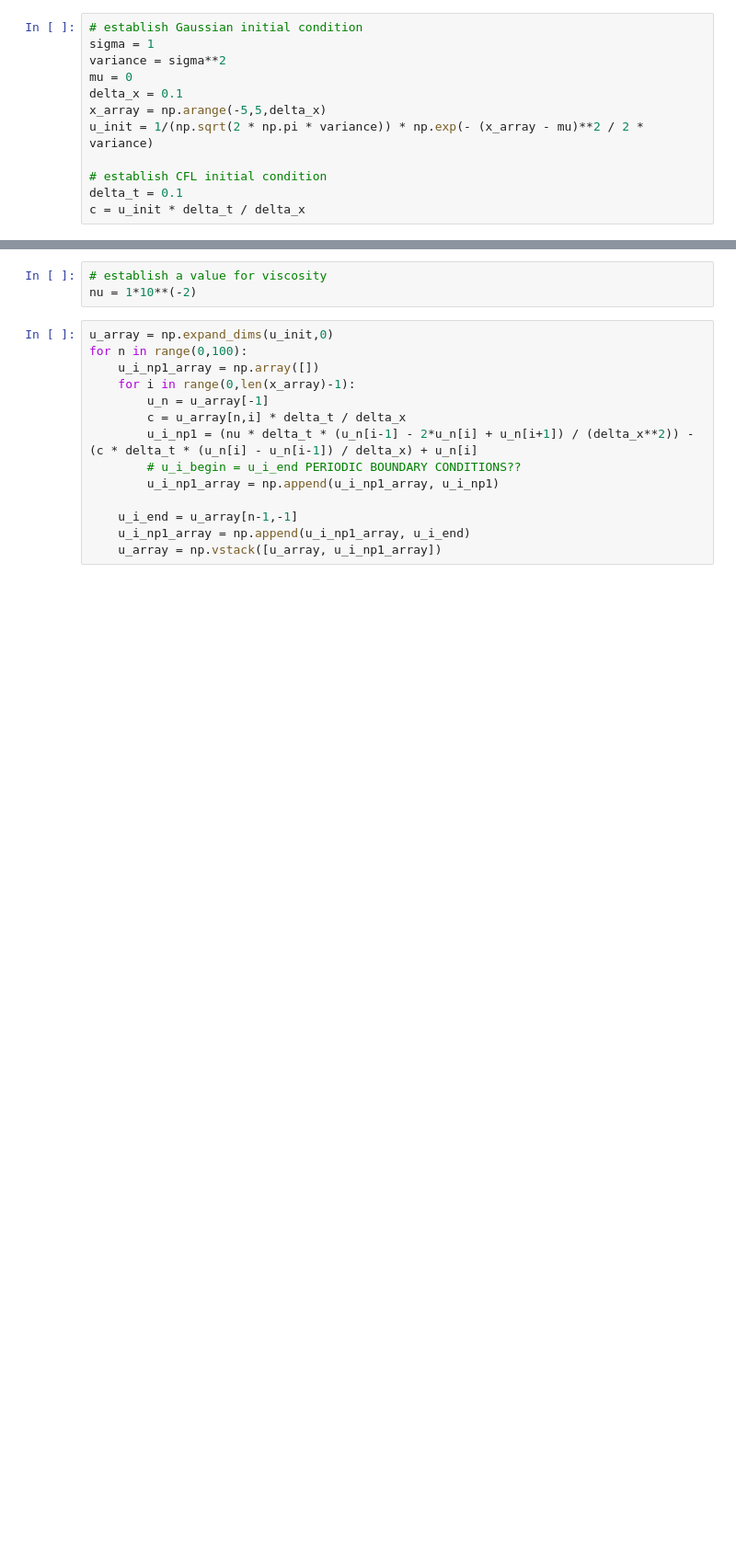
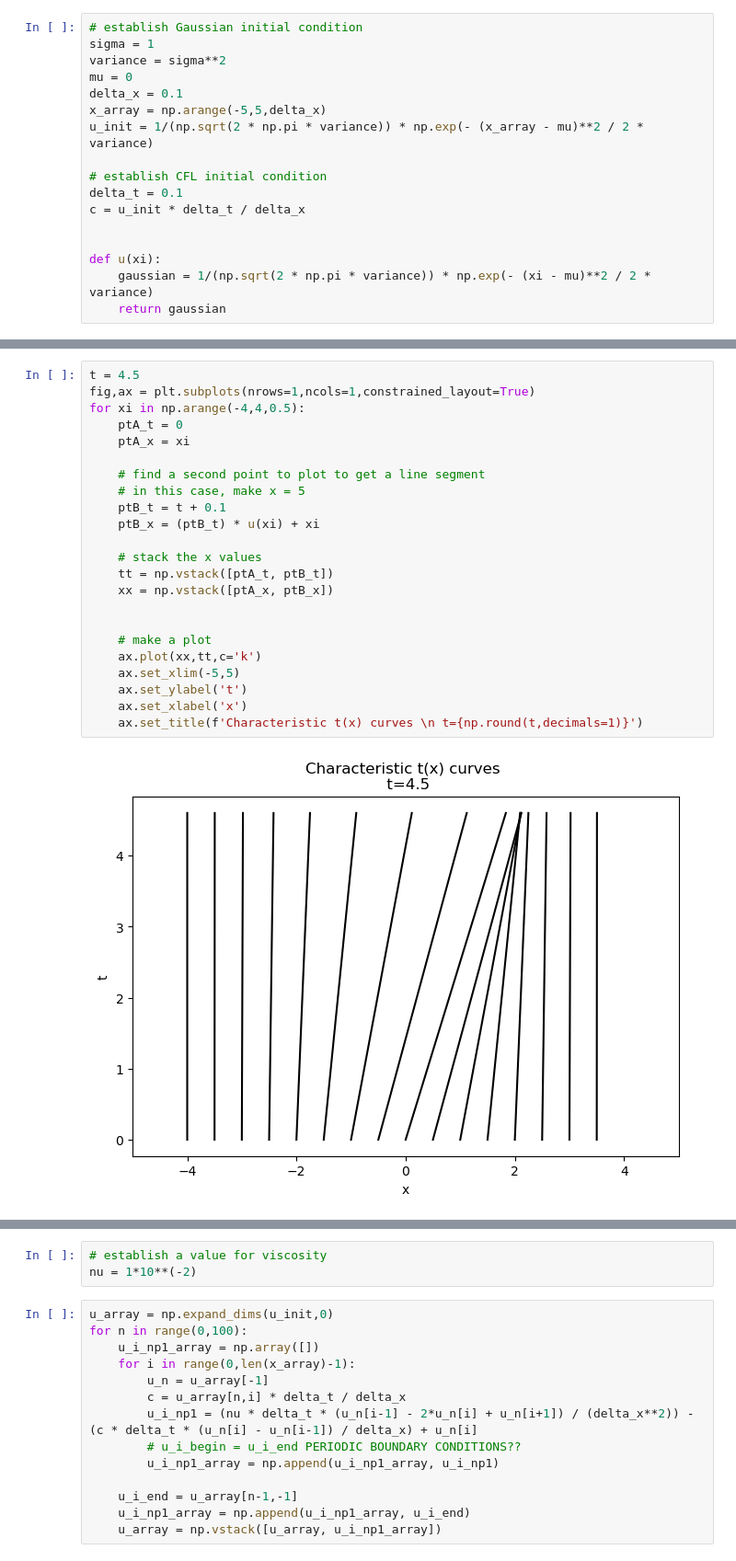
Before and after one commit to kailauyeda/ESS280-gfd, a Jupyter notebook: Lecture04_1D_Burgers_Eqn.ipynb, the cells around one changed output, grey strips where cells are left out. Shown at 92% size. Drawn from its saved outputs; the diff is of its cells as text; blank space fills up the shorter version.

```diff
--- a/Lecture04_1D_Burgers_Eqn.ipynb
+++ b/Lecture04_1D_Burgers_Eqn.ipynb
@@ -47,3 +51,8 @@ u_init = 1/(np.sqrt(2 * np.pi * variance)) * np.exp(- (x_array - mu)**2 / 2 * va
 # establish CFL initial condition
 delta_t = 0.1
 c = u_init * delta_t / delta_x
+
+
+def u(xi):
+    gaussian = 1/(np.sqrt(2 * np.pi * variance)) * np.exp(- (xi - mu)**2 / 2 * variance)
+    return gaussian
@@ -77,0 +239,25 @@ for i in range(0,10):
+# %%
+t = 4.5
+fig,ax = plt.subplots(nrows=1,ncols=1,constrained_layout=True)
+for xi in np.arange(-4,4,0.5):
+    ptA_t = 0
+    ptA_x = xi
+
+    # find a second point to plot to get a line segment
+    # in this case, make x = 5
+    ptB_t = t + 0.1
+    ptB_x = (ptB_t) * u(xi) + xi
+
+    # stack the x values
+    tt = np.vstack([ptA_t, ptB_t])
+    xx = np.vstack([ptA_x, ptB_x])
+
+
+    # make a plot
+    ax.plot(xx,tt,c='k')
+    ax.set_xlim(-5,5)
+    ax.set_ylabel('t')
+    ax.set_xlabel('x')
+    ax.set_title(f'Characteristic t(x) curves \n t={np.round(t,decimals=1)}')
+# %% [output]
+[figure, added]
```
Also changed, not shown: parts of 22 cells of this notebook.
